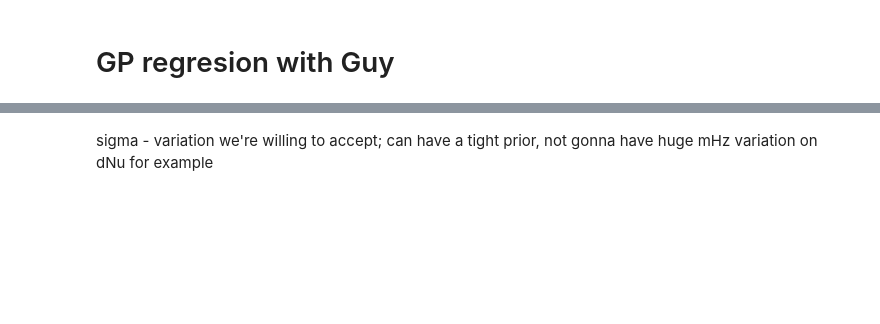
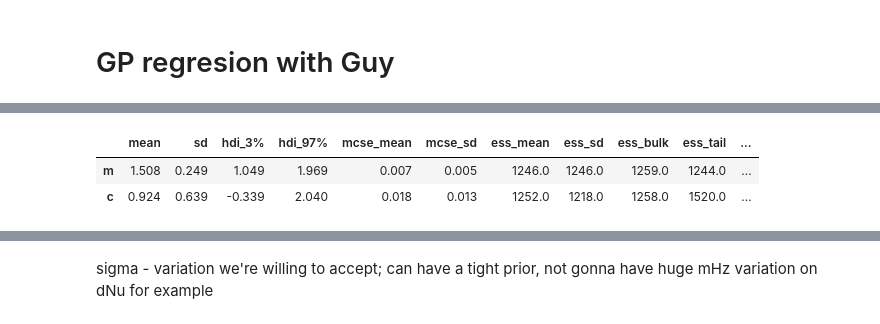
Before and after one commit to lmcarboneau/GP-systematics, a Jupyter notebook: preliminary_modelling/archive/regression_with_Guy.ipynb, the cells around one changed output, grey strips where cells are left out. Cells and saved outputs as stored; diff of their text form; code cells hidden in the pictures; blank space fills up the shorter version.

```diff
--- a/preliminary_modelling/archive/regression_with_Guy.ipynb
+++ b/preliminary_modelling/archive/regression_with_Guy.ipynb
@@ -101,4 +102,10 @@ Multiprocess sampling (2 chains in 2 jobs)
 NUTS: [f_rotated_, c, m]
+# %%
+pm.summary(trace, var_names=["m", "c"])
+# %% [output]
+|  | mean | sd | hdi_3% | hdi_97% | mcse_mean | mcse_sd | ess_mean | ess_sd | ess_bulk | ess_tail | ... |
+| m | 1.508 | 0.249 | 1.049 | 1.969 | 0.007 | 0.005 | 1246.0 | 1246.0 | 1259.0 | 1244.0 | ... |
+| c | 0.924 | 0.639 | -0.339 | 2.040 | 0.018 | 0.013 | 1252.0 | 1218.0 | 1258.0 | 1520.0 | ... |
 # %%
 fig, ax = plt.subplots()
 ax.scatter(x, y_true)
```
Also changed, not shown: parts of 8 cells of this notebook, 2 other files.
